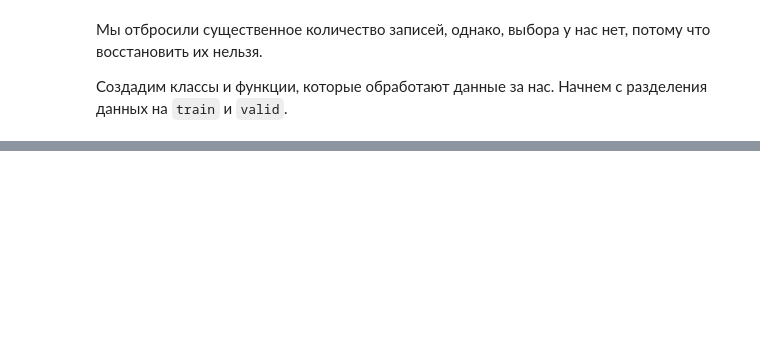
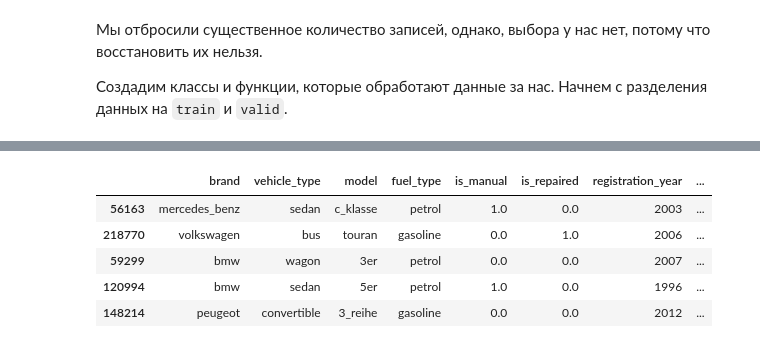
Before and after one commit to mskhmelik/yandex_data_science, a Jupyter notebook: Project_6/prj_auto_prices.ipynb, the cells around one changed output, grey strips where cells are left out. Drawn from its saved outputs; the diff is of its cells as text; code cells hidden in the pictures; blank space fills up the shorter version.

```diff
--- a/Project_6/prj_auto_prices.ipynb
+++ b/Project_6/prj_auto_prices.ipynb
@@ -270,0 +262,9 @@ imputer = NaNImputer(train_sample_size = 50000,
+# %%
+df_complete.head()
+# %% [output]
+|  | brand | vehicle_type | model | fuel_type | is_manual | is_repaired | registration_year | ... |
+| 56163 | mercedes_benz | sedan | c_klasse | petrol | 1.0 | 0.0 | 2003 | ... |
+| 218770 | volkswagen | bus | touran | gasoline | 0.0 | 1.0 | 2006 | ... |
+| 59299 | bmw | wagon | 3er | petrol | 0.0 | 0.0 | 2007 | ... |
+| 120994 | bmw | sedan | 5er | petrol | 1.0 | 0.0 | 1996 | ... |
+| 148214 | peugeot | convertible | 3_reihe | gasoline | 0.0 | 0.0 | 2012 | ... |
```
Also changed, not shown: parts of 11 cells of this notebook.
